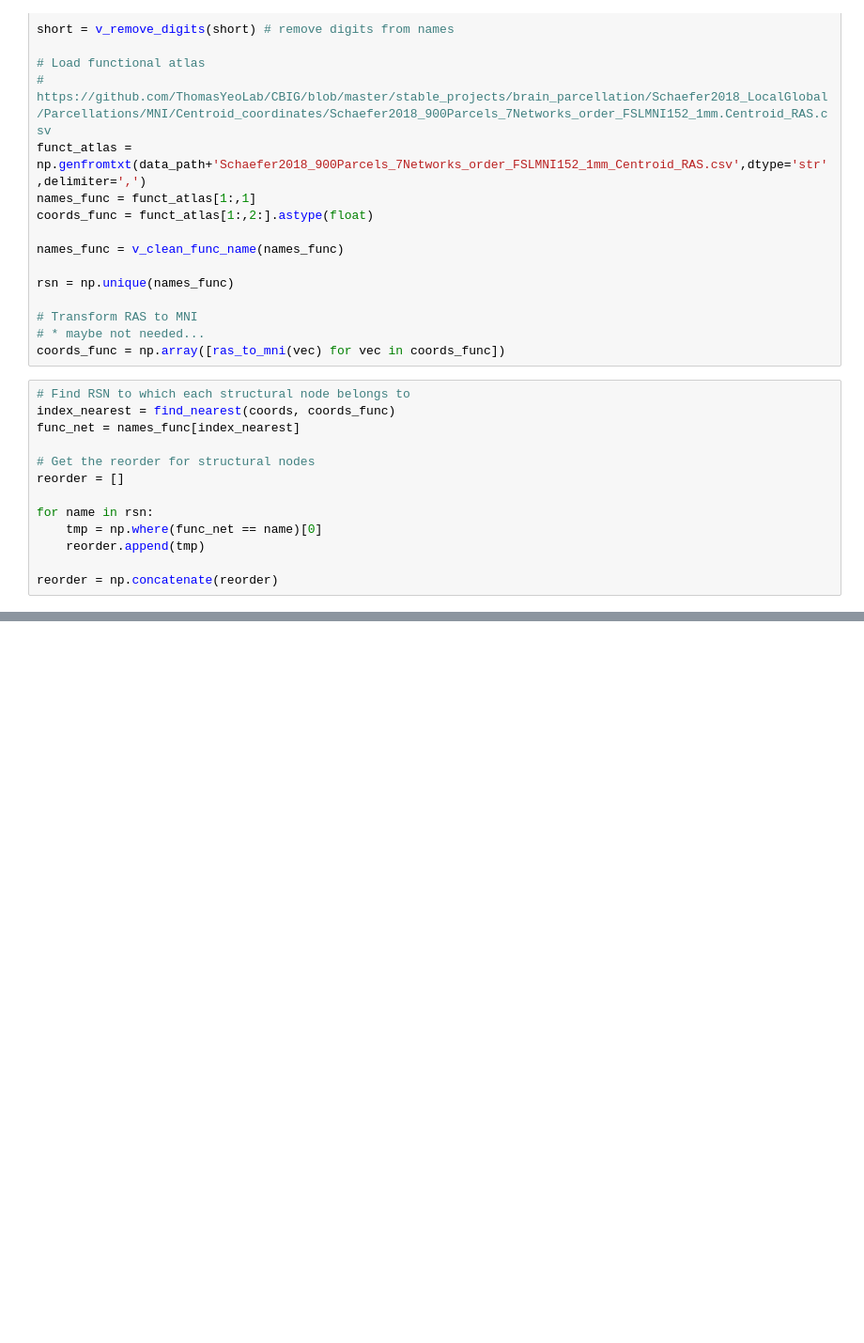
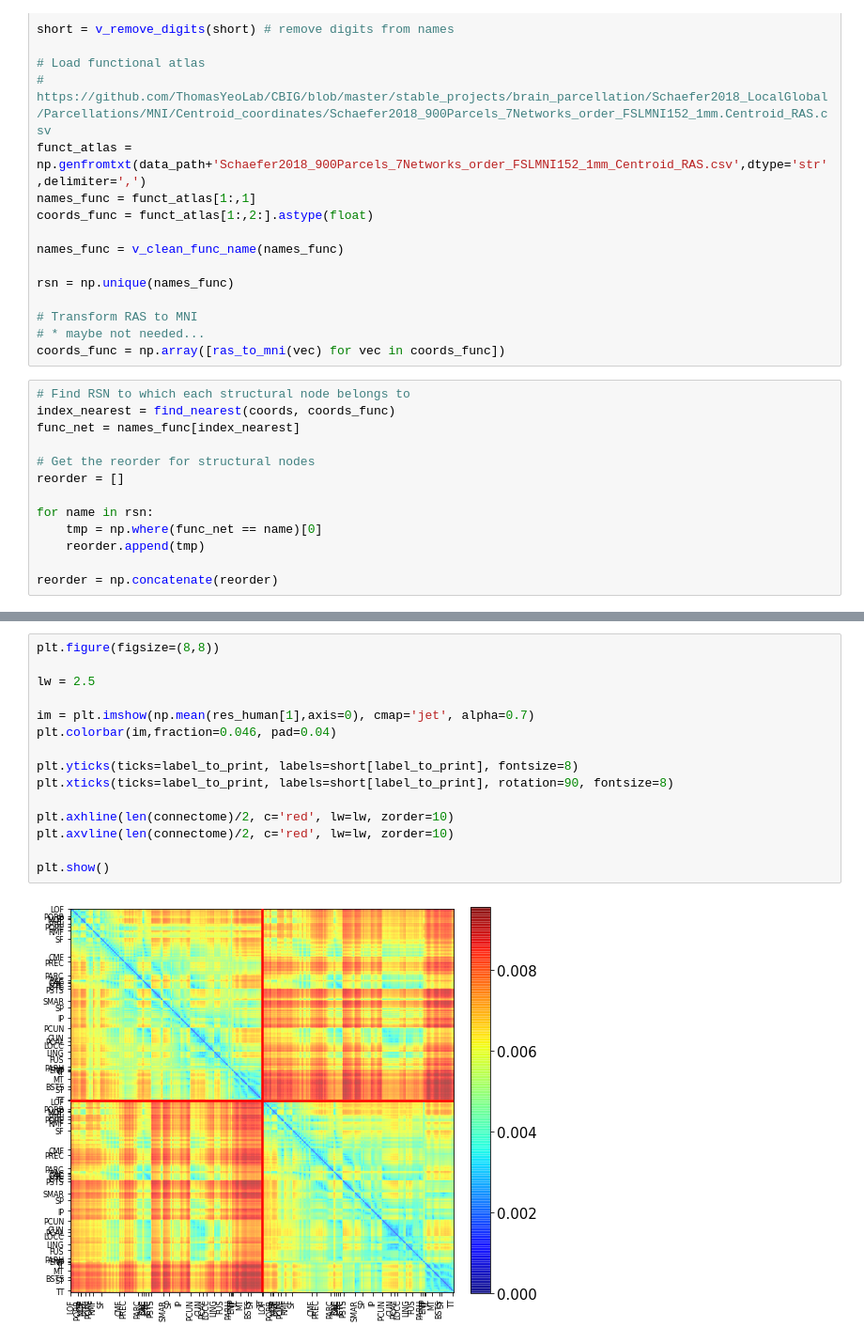
Before and after one commit to gbarzon/jacobian_geometry, a Jupyter notebook: Code_8thJune/Connectome.ipynb, the cells around one changed output, grey strips where cells are left out. Shown at 94% size. Cells and saved outputs as stored; diff of their text form; blank space fills up the shorter version.

```diff
--- a/Code_8thJune/Connectome.ipynb
+++ b/Code_8thJune/Connectome.ipynb
@@ -244,3 +265,20 @@ plt.show()
+# %%
+plt.figure(figsize=(8,8))
+
+lw = 2.5
+
+im = plt.imshow(np.mean(res_human[1],axis=0), cmap='jet', alpha=0.7)
+plt.colorbar(im,fraction=0.046, pad=0.04)
+
+plt.yticks(ticks=label_to_print, labels=short[label_to_print], fontsize=8)
+plt.xticks(ticks=label_to_print, labels=short[label_to_print], rotation=90, fontsize=8)
+
+plt.axhline(len(connectome)/2, c='red', lw=lw, zorder=10)
+plt.axvline(len(connectome)/2, c='red', lw=lw, zorder=10)
+
+plt.show()
+# %% [output]
+[figure, added]
 # %%
 plt.figure(figsize=(8,8))
 
```
Also changed, not shown: parts of 9 cells of this notebook, 2 other files.
